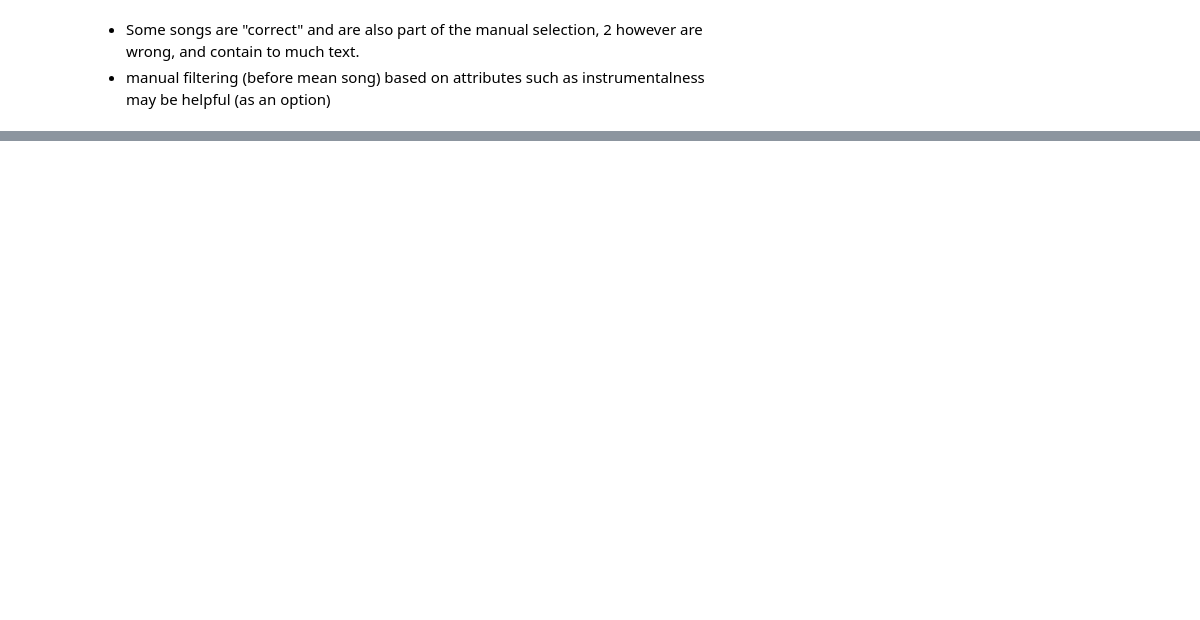
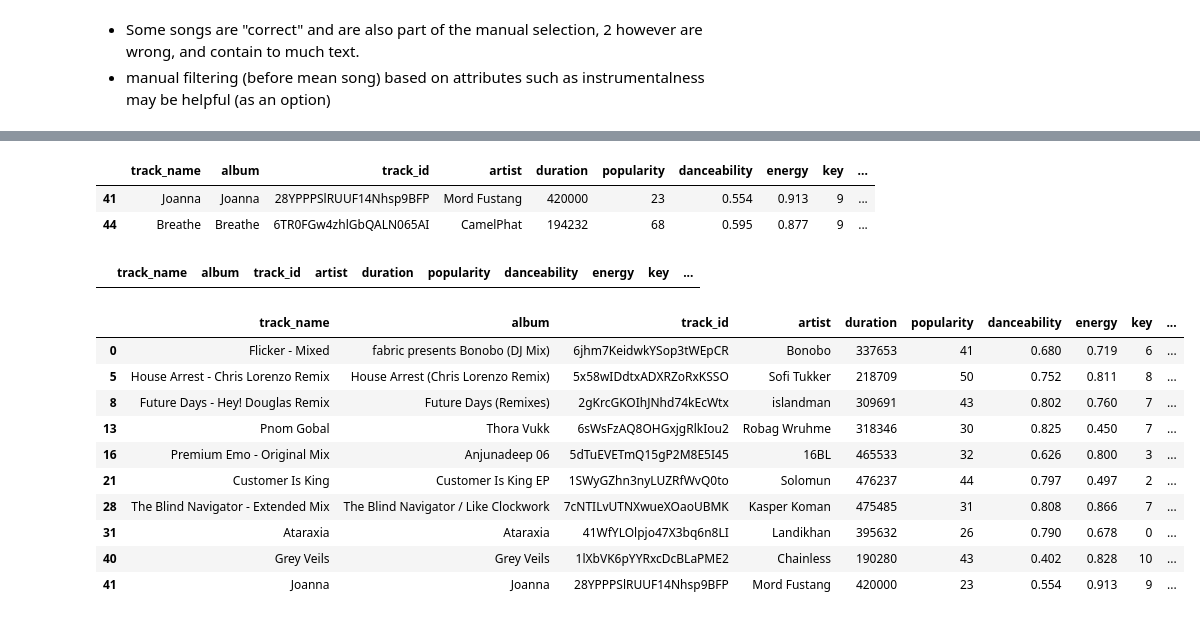
Before and after one commit to MerlinSchaefer/spotify_app, a Jupyter notebook: Playlist-Buddy.ipynb, the cells around one changed output, grey strips where cells are left out. Drawn from its saved outputs; the diff is of its cells as text; code cells hidden in the pictures; blank space fills up the shorter version.

```diff
--- a/Playlist-Buddy.ipynb
+++ b/Playlist-Buddy.ipynb
@@ -406,0 +382,24 @@ final_recomms3
+# %%
+feature_filter(final_recomms,feature = "instrumentalness", high = False)
+# %% [output]
+|  | track_name | album | track_id | artist | duration | popularity | danceability | energy | key | ... |
+| 41 | Joanna | Joanna | 28YPPPSlRUUF14Nhsp9BFP | Mord Fustang | 420000 | 23 | 0.554 | 0.913 | 9 | ... |
+| 44 | Breathe | Breathe | 6TR0FGw4zhlGbQALN065AI | CamelPhat | 194232 | 68 | 0.595 | 0.877 | 9 | ... |
+# %%
+feature_filter(final_recomms,feature = "liveness")
+# %% [output]
+|  | track_name | album | track_id | artist | duration | popularity | danceability | energy | key | ... |
+# %%
+feature_filter(final_recomms,feature = "liveness", high = False)
+# %% [output]
+|  | track_name | album | track_id | artist | duration | popularity | danceability | energy | key | ... |
+| 0 | Flicker - Mixed | fabric presents Bonobo (DJ Mix) | 6jhm7KeidwkYSop3tWEpCR | Bonobo | 337653 | 41 | 0.680 | 0.719 | 6 | ... |
+| 5 | House Arrest - Chris Lorenzo Remix | House Arrest (Chris Lorenzo Remix) | 5x58wIDdtxADXRZoRxKSSO | Sofi Tukker | 218709 | 50 | 0.752 | 0.811 | 8 | ... |
+| 8 | Future Days - Hey! Douglas Remix | Future Days (Remixes) | 2gKrcGKOIhJNhd74kEcWtx | islandman | 309691 | 43 | 0.802 | 0.760 | 7 | ... |
+| 13 | Pnom Gobal | Thora Vukk | 6sWsFzAQ8OHGxjgRlkIou2 | Robag Wruhme | 318346 | 30 | 0.825 | 0.450 | 7 | ... |
+| 16 | Premium Emo - Original Mix | Anjunadeep 06 | 5dTuEVETmQ15gP2M8E5I45 | 16BL | 465533 | 32 | 0.626 | 0.800 | 3 | ... |
+| 21 | Customer Is King | Customer Is King EP | 1SWyGZhn3nyLUZRfWvQ0to | Solomun | 476237 | 44 | 0.797 | 0.497 | 2 | ... |
+| 28 | The Blind Navigator - Extended Mix | The Blind Navigator / Like Clockwork | 7cNTILvUTNXwueXOaoUBMK | Kasper Koman | 475485 | 31 | 0.808 | 0.866 | 7 | ... |
+| 31 | Ataraxia | Ataraxia | 41WfYLOlpjo47X3bq6n8LI | Landikhan | 395632 | 26 | 0.790 | 0.678 | 0 | ... |
+| 40 | Grey Veils | Grey Veils | 1lXbVK6pYYRxcDcBLaPME2 | Chainless | 190280 | 43 | 0.402 | 0.828 | 10 | ... |
+| 41 | Joanna | Joanna | 28YPPPSlRUUF14Nhsp9BFP | Mord Fustang | 420000 | 23 | 0.554 | 0.913 | 9 | ... |
```
Also changed, not shown: parts of 54 cells of this notebook, 2 other files.
